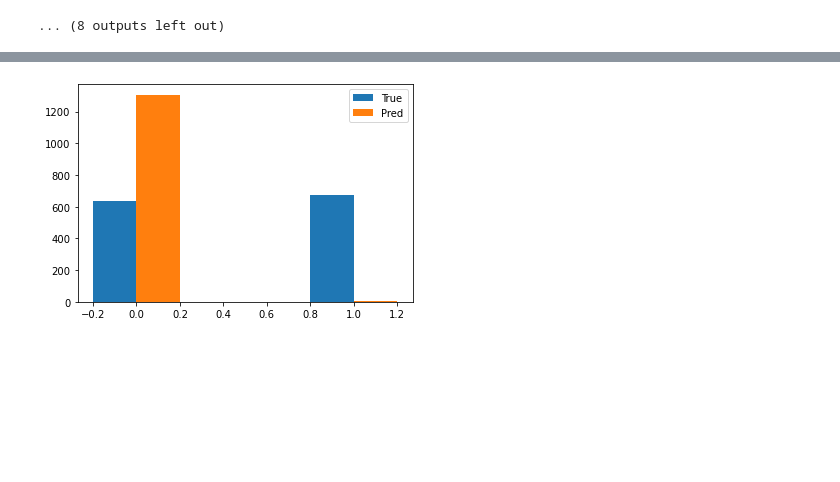
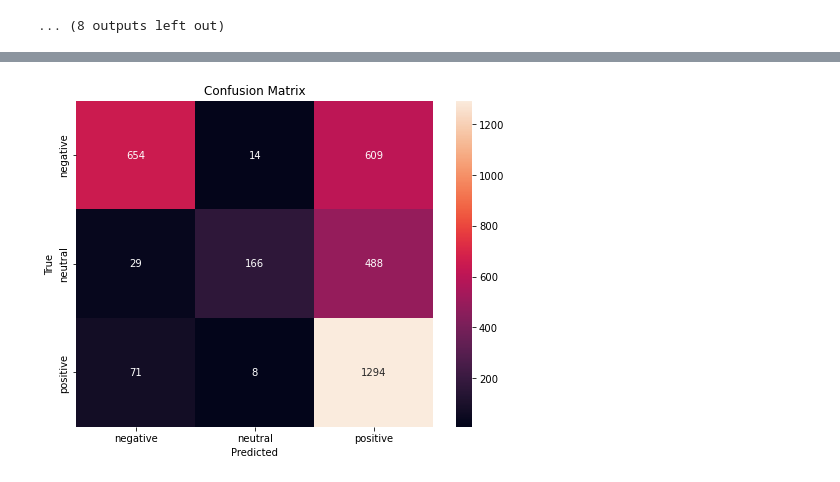
Before and after one commit to ZiyuZhang1/computational-tools-for-DS, a Jupyter notebook: lsh.ipynb, the cells around one changed output, grey strips where cells are left out. Cells and saved outputs as stored; diff of their text form; code cells hidden in the pictures; blank space fills up the shorter version.

```diff
--- a/lsh.ipynb
+++ b/lsh.ipynb
@@ -453,16 +377,22 @@ array(['involve computer year expert design program computer ton experience use
-# %%
-from collections import Counter
-
-
-
-true_freq = Counter(y_train)
-pred_freq = Counter(y_pred_train)
-true_x = list(true_freq.keys())-0.1*np.ones(len(true_freq))
-pred_x = list(pred_freq.keys())+0.1*np.ones(len(pred_freq))
-
-plt.bar(true_x, true_freq.values(), width=0.2, label="True")
-plt.bar(pred_x, list(pred_freq.values()), width=0.2, label="Pred")
-plt.legend()
-plt.show()
-# %% [output]
-[figure, removed]
+# %%
+centroid_sentiments = centroids.argmax(axis=1)-1
+# %%
+sents = {'negative': 0, 'neutral': 1, 'positive': 2}
+# %%
+sentiment_mapping = dict(zip(np.unique(kmeans.labels_),centroid_sentiments))
+# %%
+y_pred = pd.Series(y_pred_train).map(sentiment_mapping).values
+# %%
+from sklearn.metrics import confusion_matrix
+import seaborn as sns
+
+# Plot the confusion matrix
+cm = confusion_matrix(y_train, y_pred)
+plt.figure(figsize=(8, 6))
+sns.heatmap(cm, annot=True, fmt='d', xticklabels=sents.keys(), yticklabels=sents.keys())
+plt.xlabel('Predicted')
+plt.ylabel('True')
+plt.title('Confusion Matrix')
+plt.show()
+# %% [output]
+[figure, added]
```
Also changed, not shown: parts of 19 cells of this notebook.
